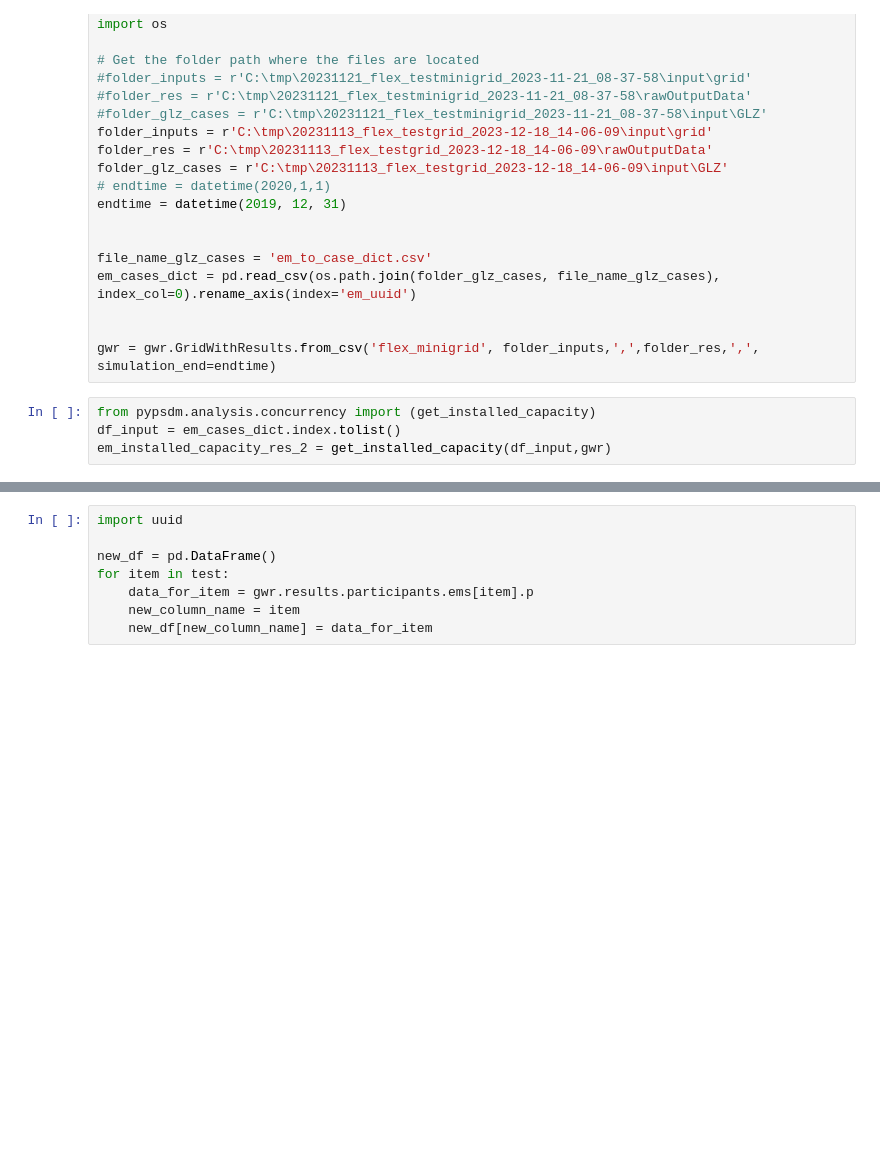
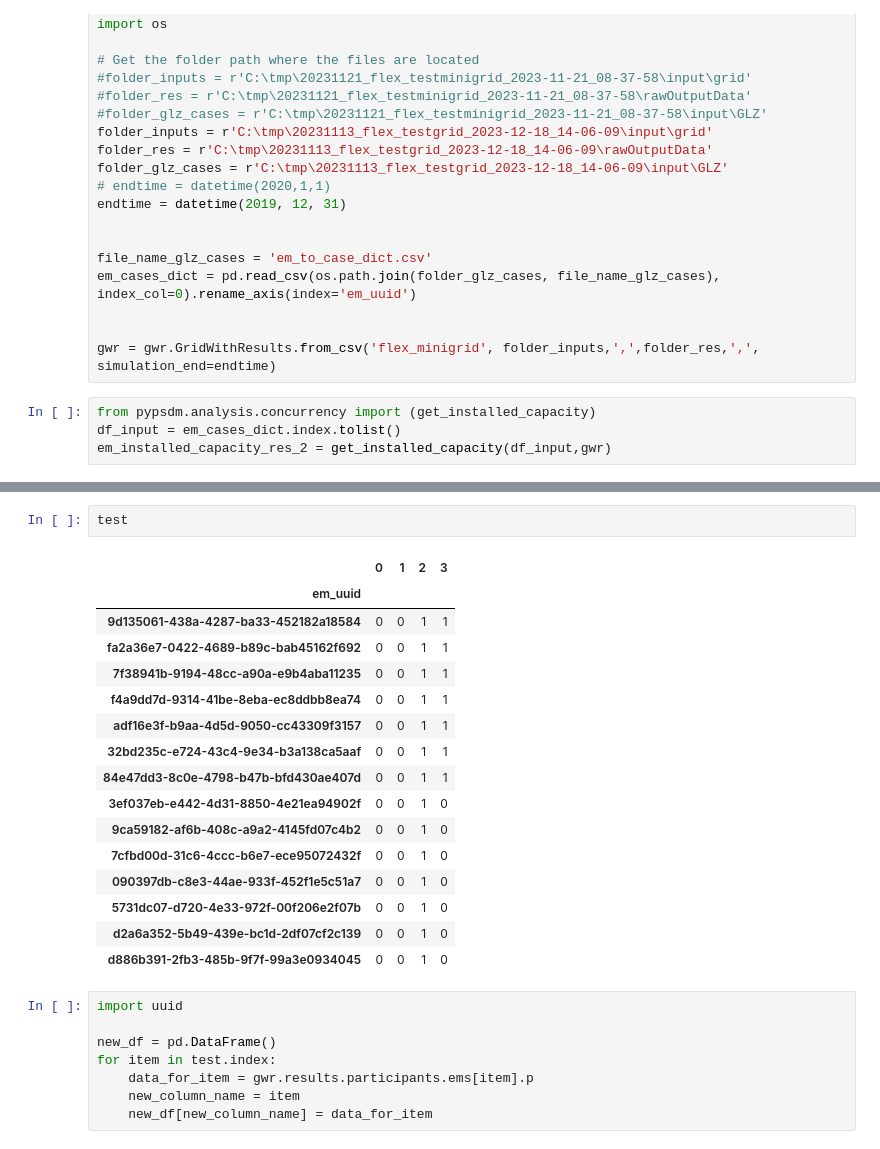
Before and after one commit to ie3-institute/pypsdm, a Jupyter notebook: pypsdm/analysis/cases_filter.ipynb, the cells around one changed output, grey strips where cells are left out. Drawn from its saved outputs; the diff is of its cells as text; blank space fills up the shorter version.

```diff
--- a/pypsdm/analysis/cases_filter.ipynb
+++ b/pypsdm/analysis/cases_filter.ipynb
@@ -79,8 +85,27 @@ test = getCasesFromConditions(em_cases_dict, 0,0,1,1)
+# %%
+test
+# %% [output]
+|  | 0 | 1 | 2 | 3 |
+| em_uuid |  |  |  |  |
+| 9d135061-438a-4287-ba33-452182a18584 | 0 | 0 | 1 | 1 |
+| fa2a36e7-0422-4689-b89c-bab45162f692 | 0 | 0 | 1 | 1 |
+| 7f38941b-9194-48cc-a90a-e9b4aba11235 | 0 | 0 | 1 | 1 |
+| f4a9dd7d-9314-41be-8eba-ec8ddbb8ea74 | 0 | 0 | 1 | 1 |
+| adf16e3f-b9aa-4d5d-9050-cc43309f3157 | 0 | 0 | 1 | 1 |
+| 32bd235c-e724-43c4-9e34-b3a138ca5aaf | 0 | 0 | 1 | 1 |
+| 84e47dd3-8c0e-4798-b47b-bfd430ae407d | 0 | 0 | 1 | 1 |
+| 3ef037eb-e442-4d31-8850-4e21ea94902f | 0 | 0 | 1 | 0 |
+| 9ca59182-af6b-408c-a9a2-4145fd07c4b2 | 0 | 0 | 1 | 0 |
+| 7cfbd00d-31c6-4ccc-b6e7-ece95072432f | 0 | 0 | 1 | 0 |
+| 090397db-c8e3-44ae-933f-452f1e5c51a7 | 0 | 0 | 1 | 0 |
+| 5731dc07-d720-4e33-972f-00f206e2f07b | 0 | 0 | 1 | 0 |
+| d2a6a352-5b49-439e-bc1d-2df07cf2c139 | 0 | 0 | 1 | 0 |
+| d886b391-2fb3-485b-9f7f-99a3e0934045 | 0 | 0 | 1 | 0 |
 # %%
 import uuid
 
 new_df = pd.DataFrame()
-for item in test:
+for item in test.index:
     data_for_item = gwr.results.participants.ems[item].p
     new_column_name = item
     new_df[new_column_name] = data_for_item
```
Also changed, not shown: parts of 4 cells of this notebook.
